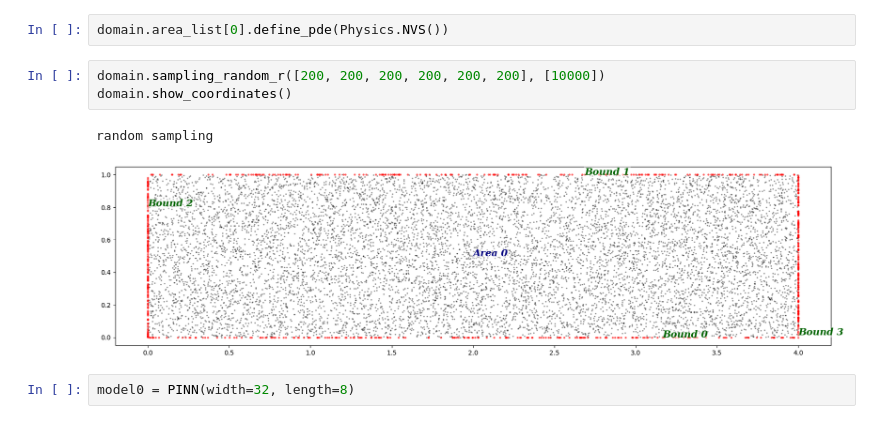
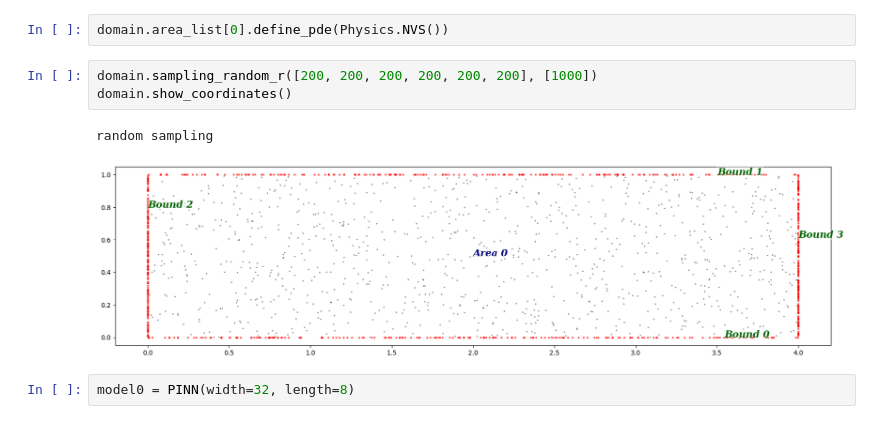
Before and after one commit to YoYo-XYZ/PINNs-for-NVS-fluid, a Jupyter notebook: test.ipynb, the cells around one changed output. Cells and saved outputs as stored; diff of their text form.

```diff
--- a/test.ipynb
+++ b/test.ipynb
@@ -20,11 +20,11 @@ domain.bound_list[3].define_bc({'p':0})
 # %%
 domain.area_list[0].define_pde(Physics.NVS())
 # %%
-domain.sampling_random_r([200, 200, 200, 200, 200, 200], [10000])
+domain.sampling_random_r([200, 200, 200, 200, 200, 200], [1000])
 domain.show_coordinates()
 # %% [output]
 random sampling
-[figure, old version]
+[figure, new version]
 # %%
 model0 = PINN(width=32, length=8)
 # %%
```
Also changed, not shown: parts of 3 cells of this notebook, 2 other files.
